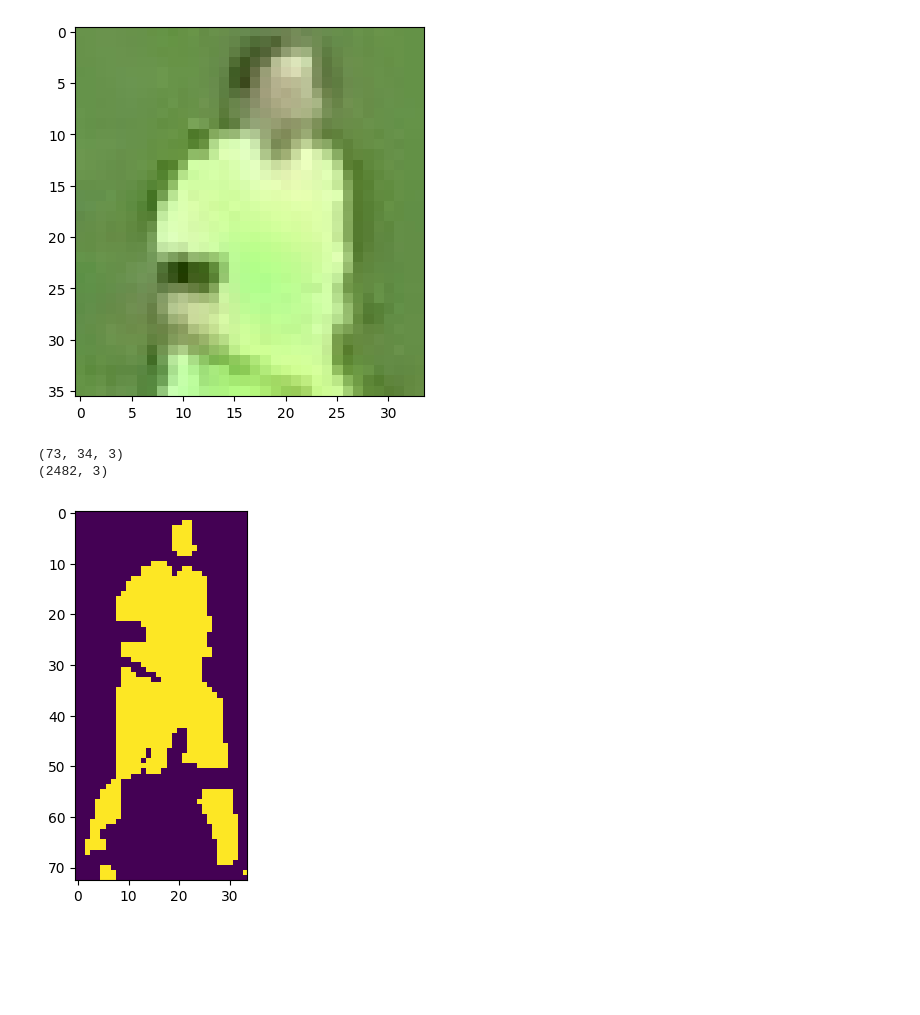
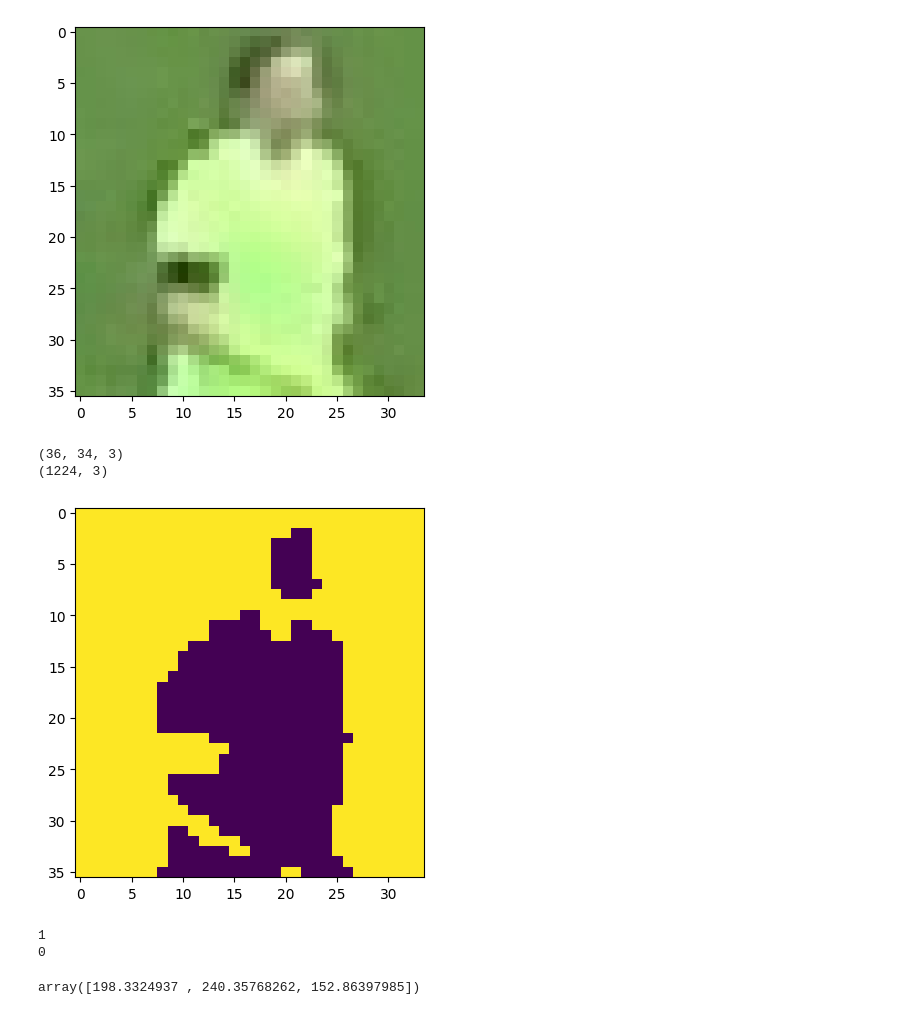
Before and after one commit to yashtapre77/Football-Analysis-System, a Jupyter notebook: development_and_analysis/color_assignment.ipynb, the cells around one changed output. Drawn from its saved outputs; the diff is of its cells as text; code cells hidden in the pictures; blank space fills up the shorter version.

```diff
--- a/development_and_analysis/color_assignment.ipynb
+++ b/development_and_analysis/color_assignment.ipynb
@@ -20,23 +20,36 @@ plt.show()
 [figure]
 # %%
 # cluster the image into 2 clusters
-print(image.shape)
-image_2D = image.reshape(-1, 3)
+print(top_half_image.shape)
+image_2D = top_half_image.reshape(-1, 3)
 print(image_2D.shape)
 # %% [output]
-(73, 34, 3)
-(2482, 3)
+(36, 34, 3)
+(1224, 3)
 # %%
 #perform kmeans clustering with 2 clusters
 kmeans = KMeans(n_clusters=2, random_state=0).fit(image_2D)
 
 # get the labels and cluster centers
 labels = kmeans.labels_
 
 #reshape the labels to the shape of the image
-clustered_image = labels.reshape(image.shape[0], image.shape[1])
+clustered_image = labels.reshape(top_half_image.shape[0], top_half_image.shape[1])
 
 plt.imshow(clustered_image)
 plt.show()
 # %% [output]
-[figure, old version]
+[figure, new version]
+# %%
+corner_clusters = [clustered_image[0,0], clustered_image[0,-1], clustered_image[-1,0], clustered_image[-1,-1]]
+non_player_cluster = max(set(corner_clusters), key=corner_clusters.count)
+print(non_cluster_image)
+player_cluster = 1  - non_cluster_image
+print(cluster_image)
+# %% [output]
+1
+0
+# %%
+kmeans.cluster_centers_[player_cluster]
+# %% [output]
+array([198.3324937 , 240.35768262, 152.86397985])
```
Also changed, not shown: 2 other files.
